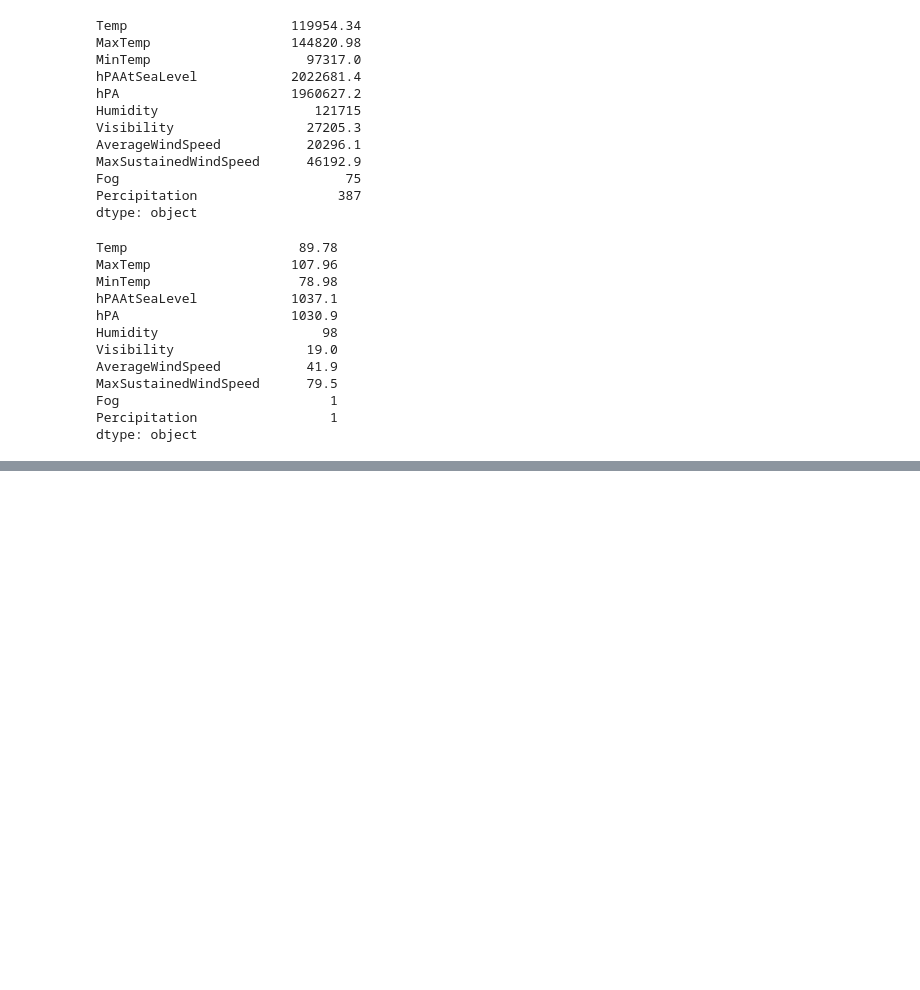
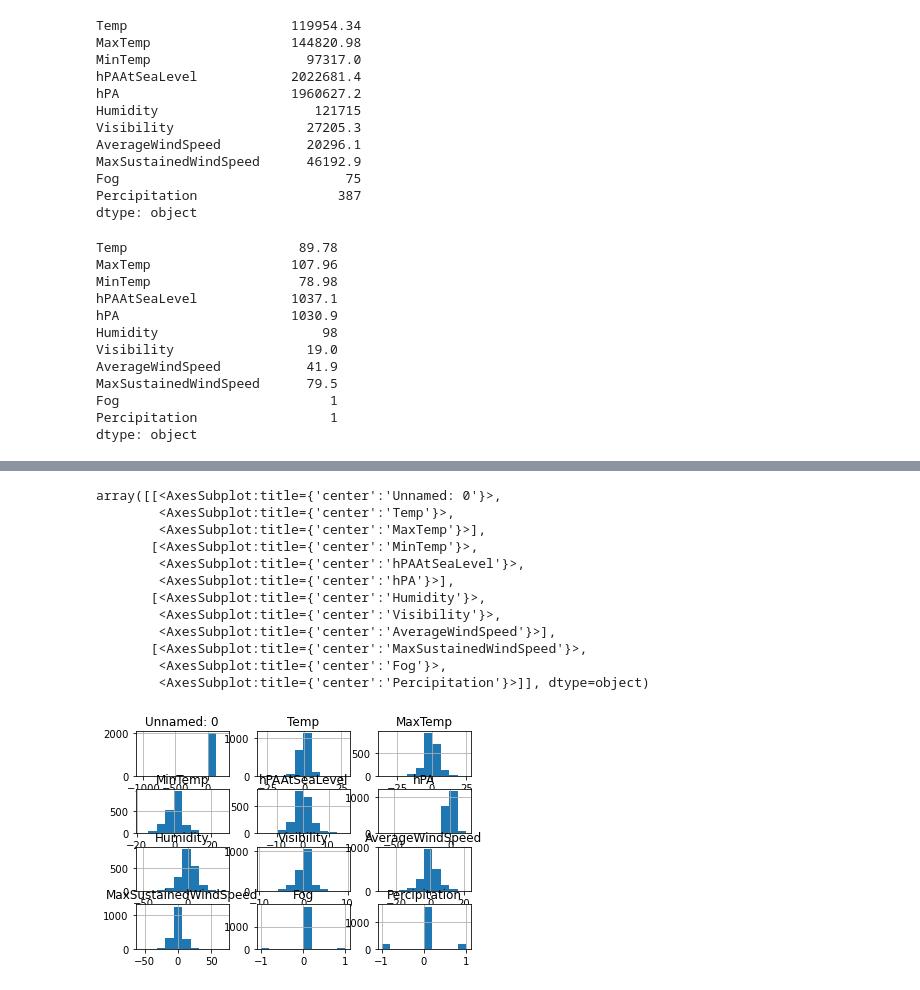
Before and after one commit to docmhvr/CMPE_257_PROJECT, a Jupyter notebook: CMPE257Preprocessing.ipynb, the cells around one changed output, grey strips where cells are left out. Saved outputs shown, nothing was run; the diff lists cells and outputs as text; code cells hidden in the pictures; blank space fills up the shorter version.

```diff
--- a/CMPE257Preprocessing.ipynb
+++ b/CMPE257Preprocessing.ipynb
@@ -162,0 +242,16 @@ df.to_csv("PreprocessedDataset")
+# %%
+data.diff().hist()
+# %% [output]
+array([[<AxesSubplot:title={'center':'Unnamed: 0'}>,
+        <AxesSubplot:title={'center':'Temp'}>,
+        <AxesSubplot:title={'center':'MaxTemp'}>],
+       [<AxesSubplot:title={'center':'MinTemp'}>,
+        <AxesSubplot:title={'center':'hPAAtSeaLevel'}>,
+        <AxesSubplot:title={'center':'hPA'}>],
+       [<AxesSubplot:title={'center':'Humidity'}>,
+        <AxesSubplot:title={'center':'Visibility'}>,
+        <AxesSubplot:title={'center':'AverageWindSpeed'}>],
+       [<AxesSubplot:title={'center':'MaxSustainedWindSpeed'}>,
+        <AxesSubplot:title={'center':'Fog'}>,
+        <AxesSubplot:title={'center':'Percipitation'}>]], dtype=object)
+[figure, added]
```
Also changed, not shown: parts of 15 cells of this notebook, 1 other file.
